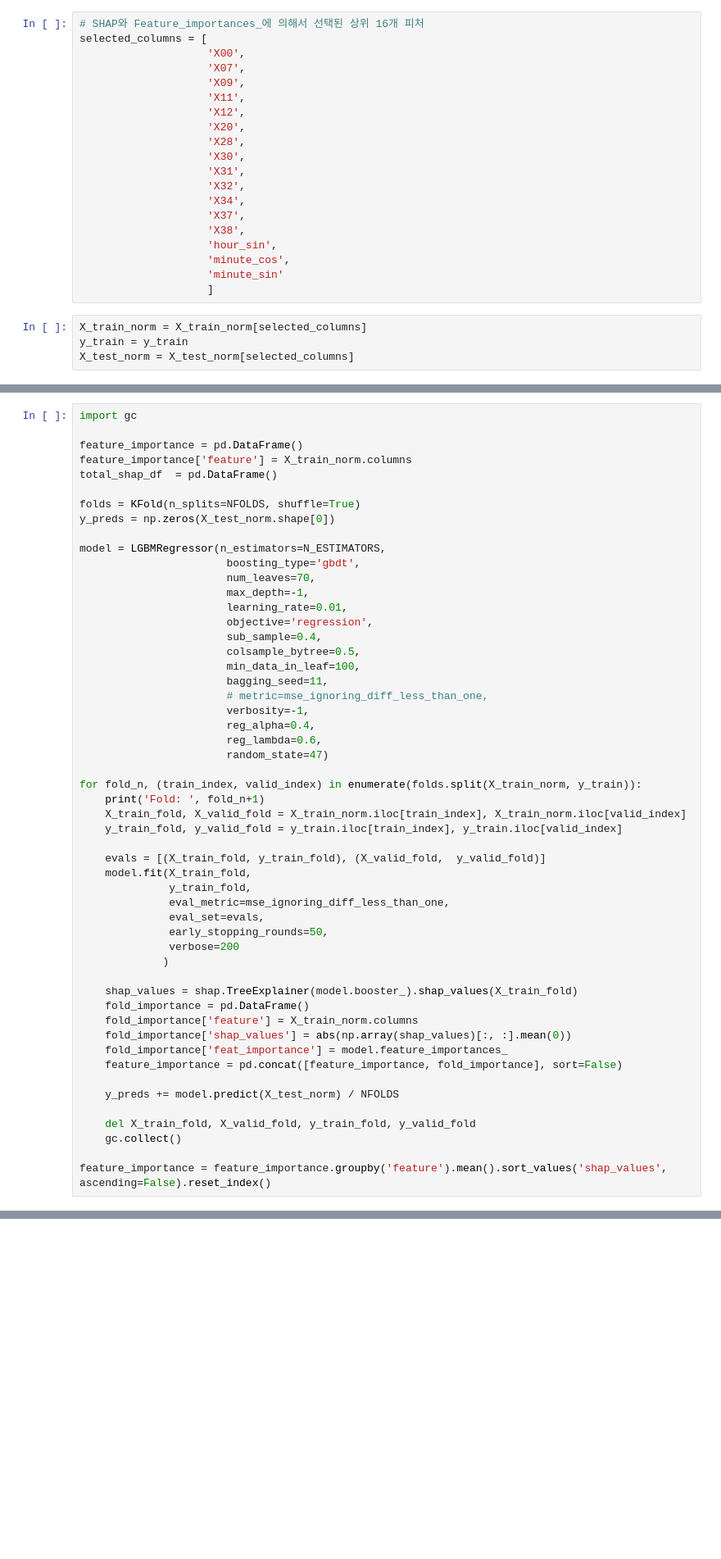
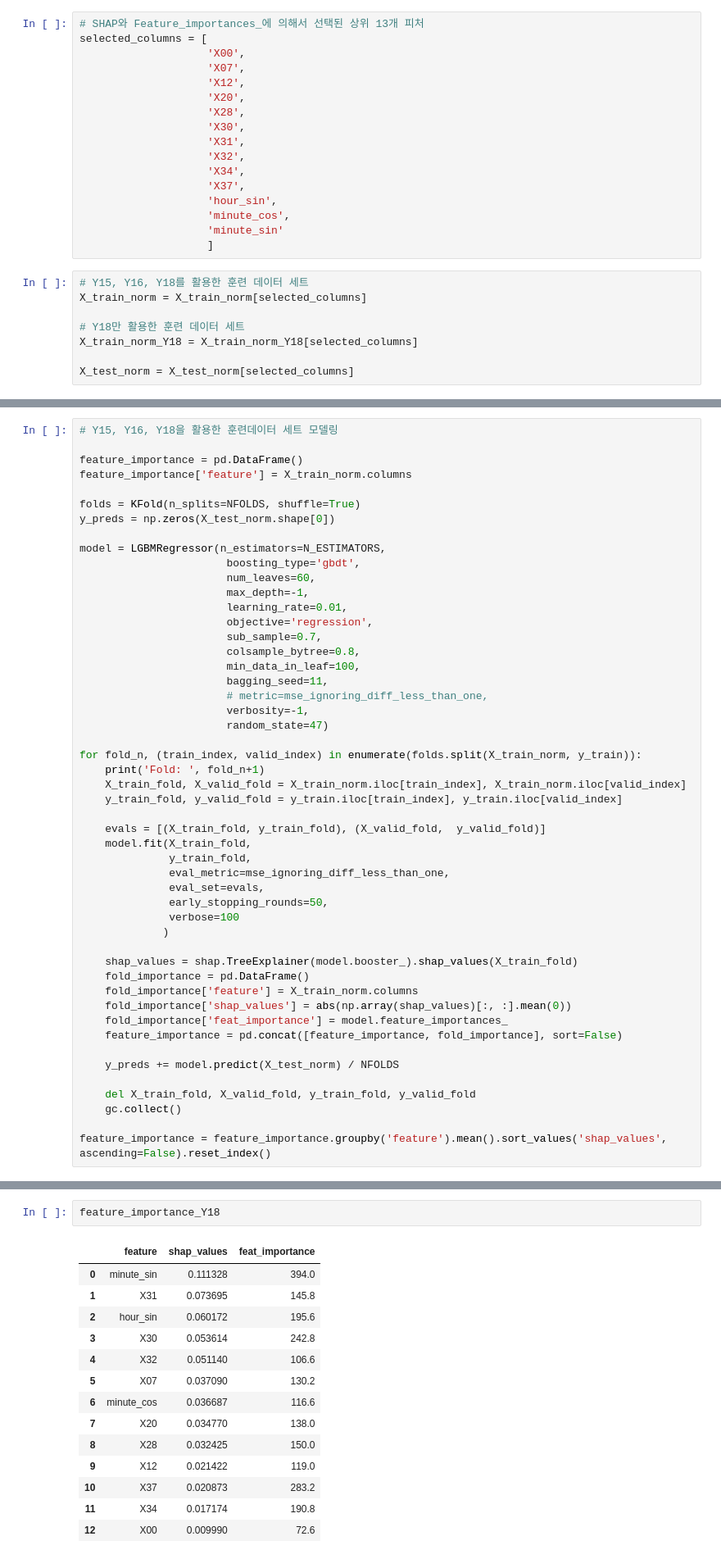
Before and after one commit to BaekKyunShin/DACON_AI_Friends_Temperature_Prediction, a Jupyter notebook: Basic_LGBM_Model.ipynb, the cells around one changed output, grey strips where cells are left out. Shown at 82% size. Saved outputs shown, nothing was run; the diff lists cells and outputs as text; blank space fills up the shorter version.

Commit message:
Update weight, hyperameter, selected features

```diff
--- a/Basic_LGBM_Model.ipynb
+++ b/Basic_LGBM_Model.ipynb
@@ -222,12 +227,10 @@ True
 # %% [markdown]
 # Feature Selection
 # %%
-# SHAP와 Feature_importances_에 의해서 선택된 상위 16개 피처
+# SHAP와 Feature_importances_에 의해서 선택된 상위 13개 피처
 selected_columns = [
                     'X00',
                     'X07',
-                    'X09',
-                    'X11',
                     'X12',
                     'X20',
                     'X28',
@@ -236,15 +239,18 @@ selected_columns = [
                     'X32',
                     'X34',
                     'X37',
-                    'X38',
                     'hour_sin',
                     'minute_cos',
                     'minute_sin'
                     ]
-# %%
-X_train_norm = X_train_norm[selected_columns]
-y_train = y_train
-X_test_norm = X_test_norm[selected_columns]
+# %%
+# Y15, Y16, Y18를 활용한 훈련 데이터 세트
+X_train_norm = X_train_norm[selected_columns]
+
+# Y18만 활용한 훈련 데이터 세트
+X_train_norm_Y18 = X_train_norm_Y18[selected_columns]
+
+X_test_norm = X_test_norm[selected_columns]
 # %% [markdown]
 # Modeling
 # %%
@@ -261,29 +267,26 @@ def mse_ignoring_diff_less_than_one(y_pred, y_true):
 
     return 'score', score, False
 # %%
-import gc
+# Y15, Y16, Y18을 활용한 훈련데이터 세트 모델링
 
 feature_importance = pd.DataFrame()
 feature_importance['feature'] = X_train_norm.columns
-total_shap_df  = pd.DataFrame()
 
 folds = KFold(n_splits=NFOLDS, shuffle=True)
 y_preds = np.zeros(X_test_norm.shape[0])
 
 model = LGBMRegressor(n_estimators=N_ESTIMATORS,
                        boosting_type='gbdt',
-                       num_leaves=70,
+                       num_leaves=60,
                        max_depth=-1,
                        learning_rate=0.01,
                        objective='regression',
-                       sub_sample=0.4,
-                       colsample_bytree=0.5,
+                       sub_sample=0.7,
+                       colsample_bytree=0.8,
                        min_data_in_leaf=100,
                        bagging_seed=11,
                        # metric=mse_ignoring_diff_less_than_one,
                        verbosity=-1,
-                       reg_alpha=0.4,
-                       reg_lambda=0.6,
                        random_state=47)
 
 for fold_n, (train_index, valid_index) in enumerate(folds.split(X_train_norm, y_train)):
@@ -297,7 +300,7 @@ for fold_n, (train_index, valid_index) in enumerate(folds.split(X_train_norm, y_
               eval_metric=mse_ignoring_diff_less_than_one,
               eval_set=evals,
               early_stopping_rounds=50,
-              verbose=200
+              verbose=100
              )
 
     shap_values = shap.TreeExplainer(model.booster_).shap_values(X_train_fold)
@@ -339,0 +415,17 @@ submit.to_csv('basic_lgbm_result.csv', index = False)
+# %%
+feature_importance_Y18
+# %% [output]
+|  | feature | shap_values | feat_importance |
+| 0 | minute_sin | 0.111328 | 394.0 |
+| 1 | X31 | 0.073695 | 145.8 |
+| 2 | hour_sin | 0.060172 | 195.6 |
+| 3 | X30 | 0.053614 | 242.8 |
+| 4 | X32 | 0.051140 | 106.6 |
+| 5 | X07 | 0.037090 | 130.2 |
+| 6 | minute_cos | 0.036687 | 116.6 |
+| 7 | X20 | 0.034770 | 138.0 |
+| 8 | X28 | 0.032425 | 150.0 |
+| 9 | X12 | 0.021422 | 119.0 |
+| 10 | X37 | 0.020873 | 283.2 |
+| 11 | X34 | 0.017174 | 190.8 |
+| 12 | X00 | 0.009990 | 72.6 |
```
Also changed, not shown: parts of 11 cells of this notebook.
